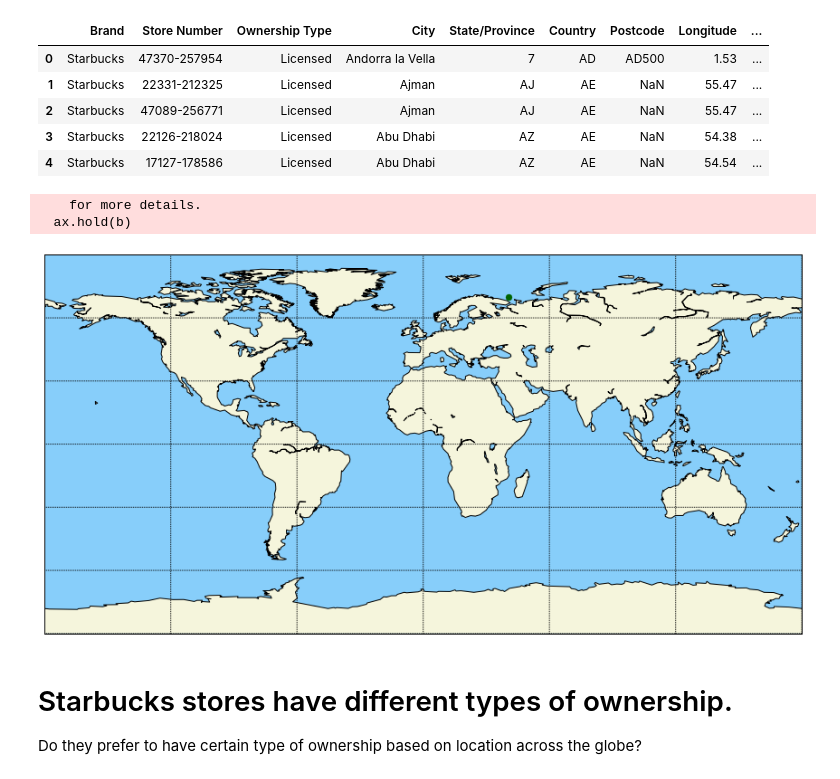
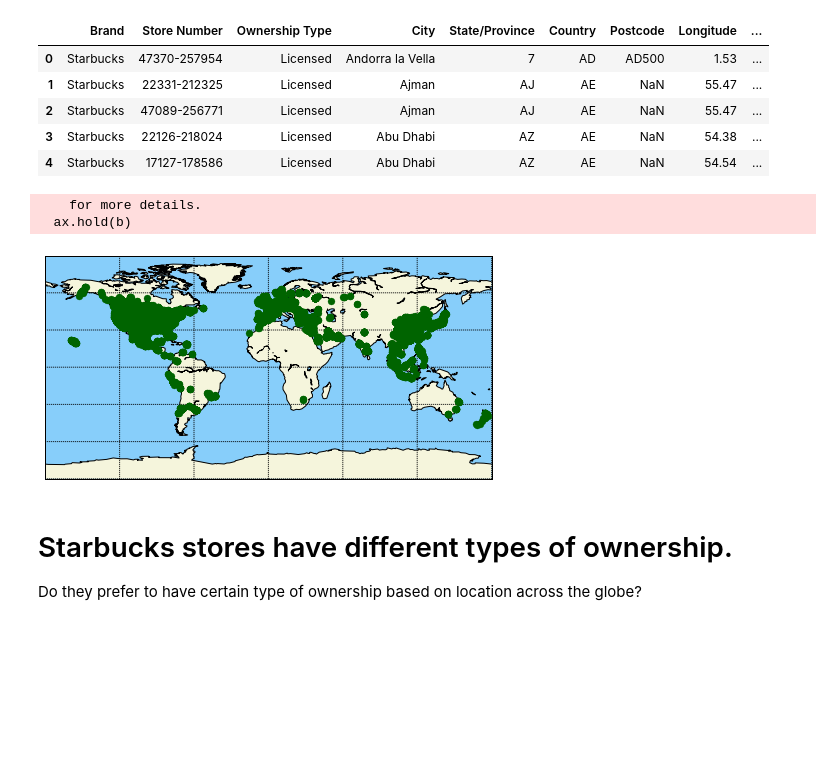
Before and after one commit to sumanakar/Project1, a Jupyter notebook: Starbucks Project-Global_Analysis.ipynb, the cells around one changed output. Drawn from its saved outputs; the diff is of its cells as text; code cells hidden in the pictures; blank space fills up the shorter version.

```diff
--- a/Starbucks Project-Global_Analysis.ipynb
+++ b/Starbucks Project-Global_Analysis.ipynb
@@ -33,34 +33,32 @@ starbucks.head()
 # %%
 map = Basemap(projection='cyl',llcrnrlat=-90,urcrnrlat=90,llcrnrlon=-180,urcrnrlon=180,resolution='c')
 
 
 map.drawmapboundary(fill_color='lightskyblue')
 map.fillcontinents(color='beige',lake_color='lightskyblue')
 map.drawcoastlines()
 # draw parallels and meridians.
 map.drawparallels(np.arange(-90.,91.,30.))
 map.drawmeridians(np.arange(-180.,181.,60.))
 # lons=[]
 # lat=[]
 
 
-# lon=starbucks.Longitude.get_values()
-# lon.tolist()
-# lat=starbucks.Latitude.get_values()
-# lat.tolist()
+lon=starbucks.Longitude.get_values()
+lon.tolist()
+lat=starbucks.Latitude.get_values()
+lat.tolist()
 
-# x, y = map(lat, lon)
+x, y = map(lon, lat)
 
-x=40.72
-y=70.07
 
-map.scatter(x, y, marker="o",color='darkgreen')
+map.scatter(x, y, marker="o",color='darkgreen',zorder=10)
 
 plt.show()
 # %% [output]
     for more details.
   ax.hold(b)
-[figure, old version]
+[figure, new version]
 # %%
 #add the continent for each countries
 
```
Also changed, not shown: parts of 11 cells of this notebook, 4 other files.
